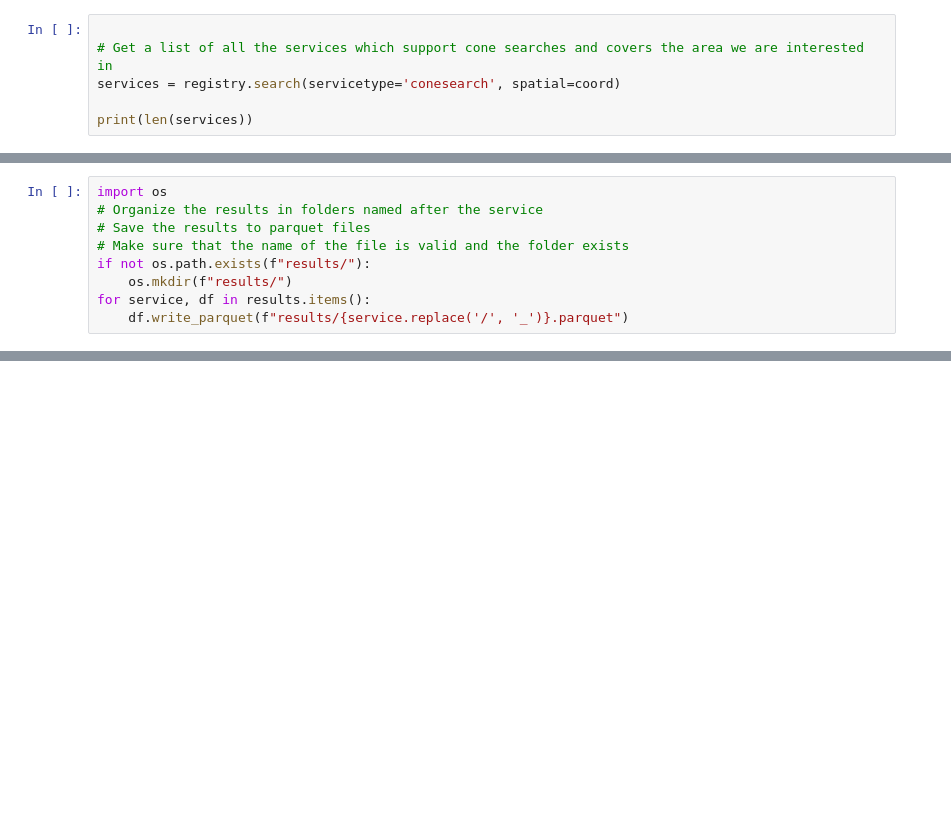
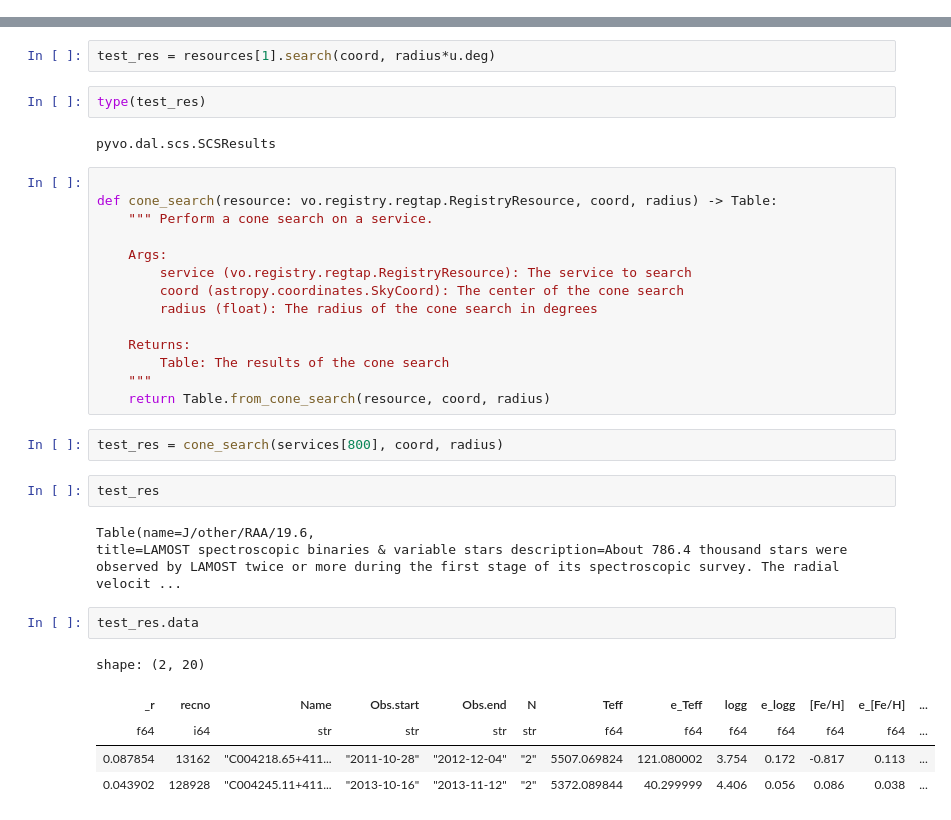
Before and after one commit to Macrolol/Space, a Jupyter notebook: Data_Access.ipynb, the cells around one changed output, grey strips where cells are left out. Drawn from its saved outputs; the diff is of its cells as text; blank space fills up the shorter version.

```diff
--- a/Data_Access.ipynb
+++ b/Data_Access.ipynb
@@ -23,6 +0,0 @@ coord.galactic
-# %%
-
-# Get a list of all the services which support cone searches and covers the area we are interested in
-services = registry.search(servicetype='conesearch', spatial=coord)
-
-print(len(services))
@@ -152,9 +0,0 @@ shape: (5, 28)
-# %%
-import os
-# Organize the results in folders named after the service
-# Save the results to parquet files
-# Make sure that the name of the file is valid and the folder exists
-if not os.path.exists(f"results/"):
-    os.mkdir(f"results/")
-for service, df in results.items():
-    df.write_parquet(f"results/{service.replace('/', '_')}.parquet")
@@ -177,0 +33,35 @@ B_swift.parquet      I_247.parquet   I_295.parquet
+# %%
+test_res = resources[1].search(coord, radius*u.deg)
+# %%
+type(test_res)
+# %% [output]
+pyvo.dal.scs.SCSResults
+# %%
+
+def cone_search(resource: vo.registry.regtap.RegistryResource, coord, radius) -> Table:
+    """ Perform a cone search on a service.
+
+    Args:
+        service (vo.registry.regtap.RegistryResource): The service to search
+        coord (astropy.coordinates.SkyCoord): The center of the cone search
+        radius (float): The radius of the cone search in degrees
+
+    Returns:
+        Table: The results of the cone search
+    """
+    return Table.from_cone_search(resource, coord, radius)
+# %%
+test_res = cone_search(services[800], coord, radius)
+# %%
+test_res
+# %% [output]
+Table(name=J/other/RAA/19.6,
+title=LAMOST spectroscopic binaries & variable stars description=About 786.4 thousand stars were observed by LAMOST twice or more during the first stage of its spectroscopic survey. The radial velocit ...
+# %%
+test_res.data
+# %% [output]
+shape: (2, 20)
+| _r | recno | Name | Obs.start | Obs.end | N | Teff | e_Teff | logg | e_logg | [Fe/H] | e_[Fe/H] | ... |
+| f64 | i64 | str | str | str | str | f64 | f64 | f64 | f64 | f64 | f64 | ... |
+| 0.087854 | 13162 | "C004218.65+411... | "2011-10-28" | "2012-12-04" | "2" | 5507.069824 | 121.080002 | 3.754 | 0.172 | -0.817 | 0.113 | ... |
+| 0.043902 | 128928 | "C004245.11+411... | "2013-10-16" | "2013-11-12" | "2" | 5372.089844 | 40.299999 | 4.406 | 0.056 | 0.086 | 0.038 | ... |
```
Also changed, not shown: parts of 40 cells of this notebook, 4 other files.
